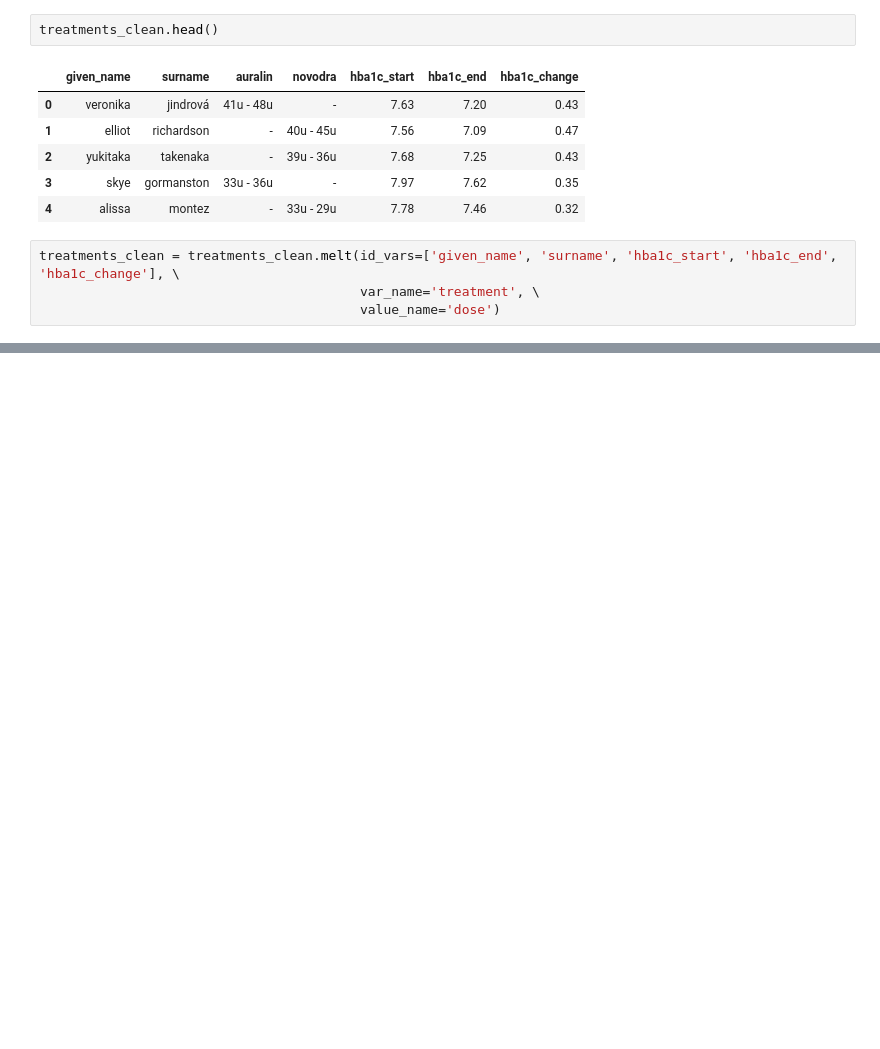
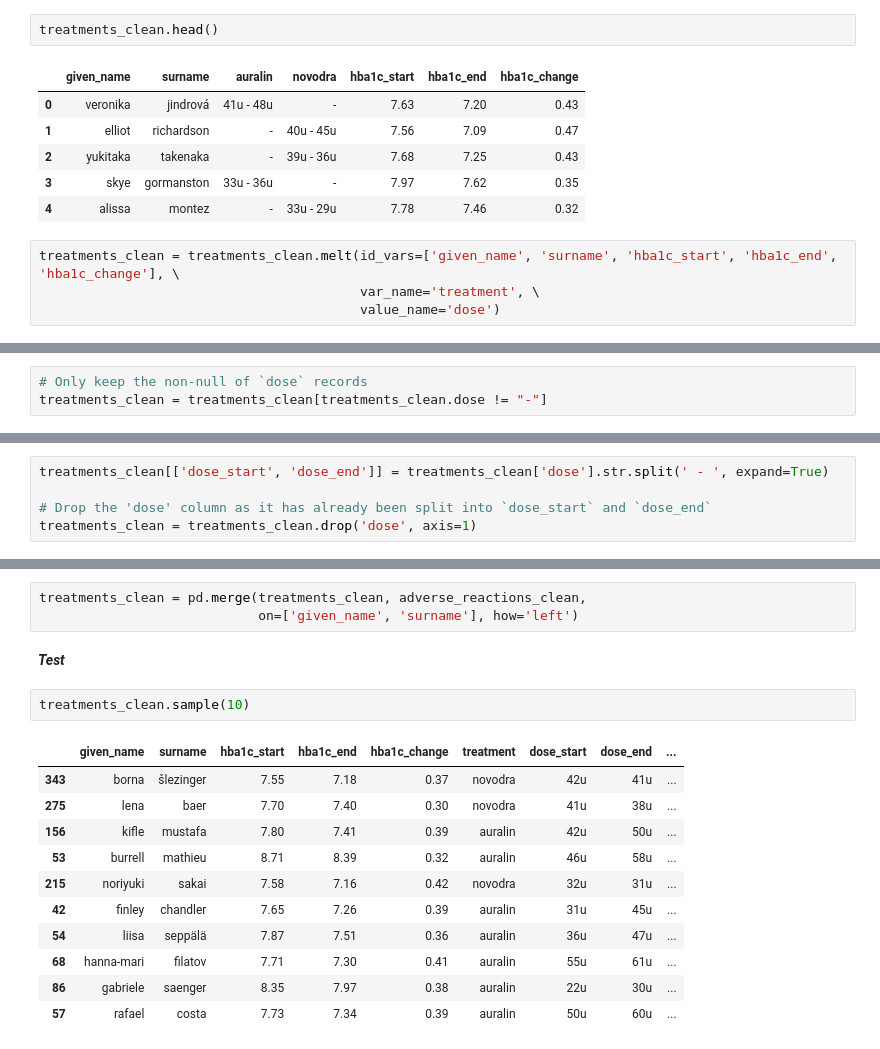
Before and after one commit to Alex-YuZ/diabetes_data-wrangling, a Jupyter notebook: auralin_data_wrangling.ipynb, the cells around one changed output, grey strips where cells are left out. Cells and saved outputs as stored; diff of their text form; blank space fills up the shorter version.

```diff
--- a/auralin_data_wrangling.ipynb
+++ b/auralin_data_wrangling.ipynb
@@ -529,0 +547,3 @@ treatments_clean.shape
+# %%
+# Only keep the non-null of `dose` records
+treatments_clean = treatments_clean[treatments_clean.dose != "-"]
@@ -529,0 +581,5 @@ treatments_clean.shape
+# %%
+treatments_clean[['dose_start', 'dose_end']] = treatments_clean['dose'].str.split(' - ', expand=True)
+
+# Drop the 'dose' column as it has already been split into `dose_start` and `dose_end`
+treatments_clean = treatments_clean.drop('dose', axis=1)
@@ -529,0 +607,19 @@ treatments_clean.shape
+# %%
+treatments_clean = pd.merge(treatments_clean, adverse_reactions_clean,
+                            on=['given_name', 'surname'], how='left')
+# %% [markdown]
+___Test___
+# %%
+treatments_clean.sample(10)
+# %% [output]
+|  | given_name | surname | hba1c_start | hba1c_end | hba1c_change | treatment | dose_start | dose_end | ... |
+| 343 | borna | šlezinger | 7.55 | 7.18 | 0.37 | novodra | 42u | 41u | ... |
+| 275 | lena | baer | 7.70 | 7.40 | 0.30 | novodra | 41u | 38u | ... |
+| 156 | kifle | mustafa | 7.80 | 7.41 | 0.39 | auralin | 42u | 50u | ... |
+| 53 | burrell | mathieu | 8.71 | 8.39 | 0.32 | auralin | 46u | 58u | ... |
+| 215 | noriyuki | sakai | 7.58 | 7.16 | 0.42 | novodra | 32u | 31u | ... |
+| 42 | finley | chandler | 7.65 | 7.26 | 0.39 | auralin | 31u | 45u | ... |
+| 54 | liisa | seppälä | 7.87 | 7.51 | 0.36 | auralin | 36u | 47u | ... |
+| 68 | hanna-mari | filatov | 7.71 | 7.30 | 0.41 | auralin | 55u | 61u | ... |
+| 86 | gabriele | saenger | 8.35 | 7.97 | 0.38 | auralin | 22u | 30u | ... |
+| 57 | rafael | costa | 7.73 | 7.34 | 0.39 | auralin | 50u | 60u | ... |
```
Also changed, not shown: parts of 17 cells of this notebook.
